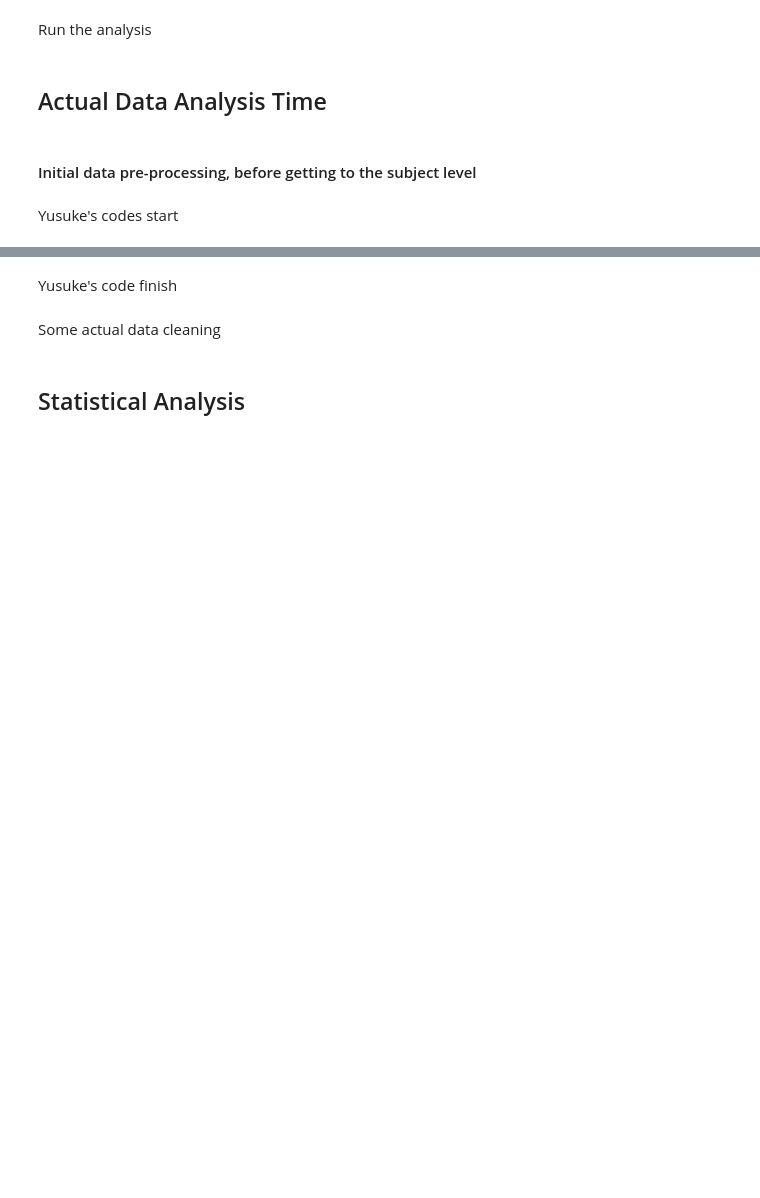
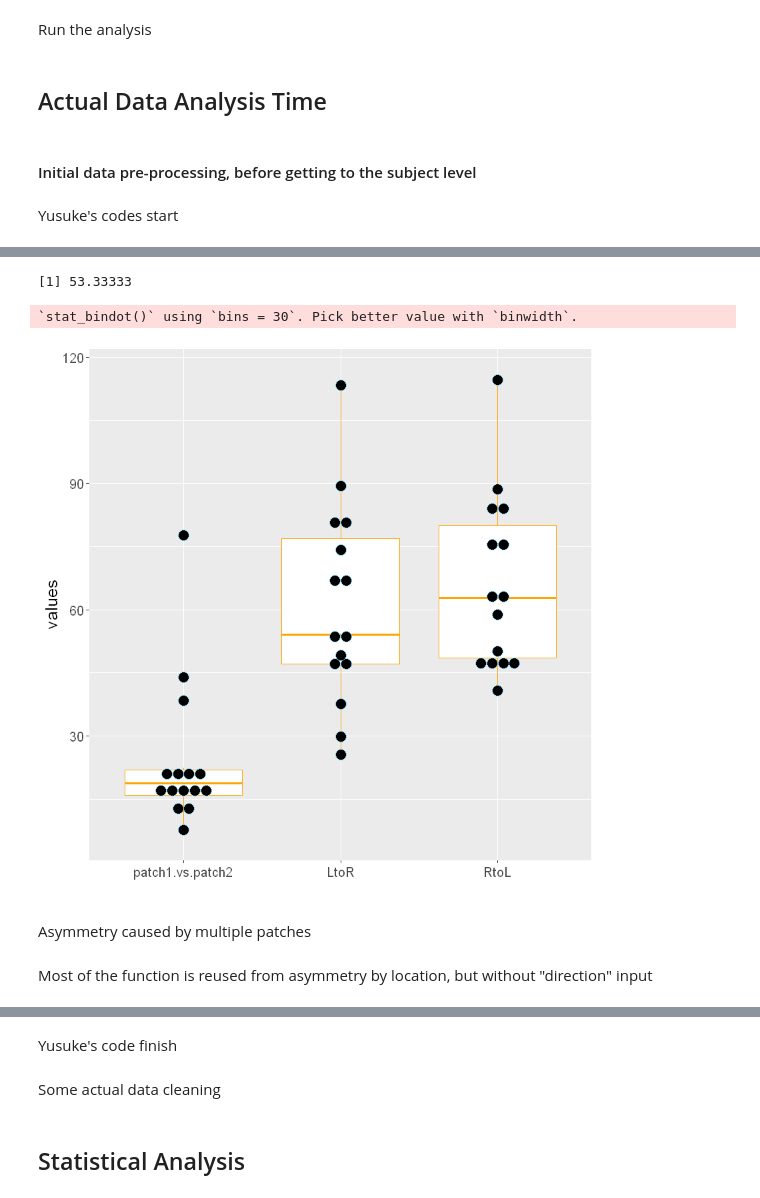
Before and after one commit to Yusuke710/Intern2020WinterProject4, a Jupyter notebook: Fovea vs. Periphery Color Similarity Pilot Analysis - All Data Analysis-Copy1.ipynb, the cells around one changed output, grey strips where cells are left out. Saved outputs shown, nothing was run; the diff lists cells and outputs as text; code cells hidden in the pictures; blank space fills up the shorter version.

```diff
--- a/Fovea vs. Periphery Color Similarity Pilot Analysis - All Data Analysis-Copy1.ipynb
+++ b/Fovea vs. Periphery Color Similarity Pilot Analysis - All Data Analysis-Copy1.ipynb
@@ -1,8 +1,8 @@
 # %% [markdown]
 ### Filename we're going to play with
 # %%
-#filename = "data/mturkfvppilot_scaling3_time250_2stim.csv"
-filename = "data/alldata.csv"
+filename = "data/mturkfvppilot_scaling3_time250_2stim.csv"
+#filename = "data/alldata.csv"
 # %%
 stimuli_number = 9
 response_type_list = c('during','after_1','after_2')
@@ -967,7 +999,9 @@ quantify_asymmetry_position <- function(datadf, direction){
 }
 # %%
 #test
-#quantify_asymmetry_position(testdf, "top2bottom")
+quantify_asymmetry_position(testdf, "left2right")
+# %% [output]
+[1] 53.33333
 # %%
 df2mat_asymmetry_position_2.0 <- function(datadf, direction){
     # this version changes NA to 0 to reduce holes in the plot but still not very accurate
@@ -1044,24 +1078,35 @@ asymValues_list <- function(datadf, direction){
 asymValues_Boxplot <- function(datadf){ # add conditions
 
     # prepare the data
+    datadf_2patches <- subset(datadf, datadf$stimuli_count == 2 & is.na(datadf$cue_display_time))
+    Two <- asymValues_list2(datadf_2patches)
     LtoR <- asymValues_list(datadf, "left2right")
     RtoL <- asymValues_list(datadf, "right2left")
     TtoB <- asymValues_list(datadf, "top2bottom")
     BtoT <- asymValues_list(datadf, "bottom2top")
     # gererate normal distribution with same mean and sd
-    LtoR_norm <- rnorm(200,mean=mean(LtoR, na.rm=TRUE), sd=sd(LtoR, na.rm=TRUE))
-    RtoL_norm <- rnorm(200,mean=mean(RtoL, na.rm=TRUE), sd=sd(RtoL, na.rm=TRUE))
-    TtoB_norm <- rnorm(200,mean=mean(TtoB, na.rm=TRUE), sd=sd(TtoB, na.rm=TRUE))
-    BtoT_norm <- rnorm(200,mean=mean(BtoT, na.rm=TRUE), sd=sd(BtoT, na.rm=TRUE))
+    #LtoR_norm <- rnorm(100,mean=mean(LtoR, na.rm=TRUE), sd=sd(LtoR, na.rm=TRUE))
+    #RtoL_norm <- rnorm(100,mean=mean(RtoL, na.rm=TRUE), sd=sd(RtoL, na.rm=TRUE))
+    #TtoB_norm <- rnorm(100,mean=mean(TtoB, na.rm=TRUE), sd=sd(TtoB, na.rm=TRUE))
+    #BtoT_norm <- rnorm(100,mean=mean(BtoT, na.rm=TRUE), sd=sd(BtoT, na.rm=TRUE))
 
-    # Boxplot of asymmetry values
-    #plot <- boxplot(LtoR, LtoR_norm, RtoL, RtoL_norm, TtoB, TtoB_norm, BtoT, BtoT_norm,
-     #              main="Comparisons of asymmetry values caused by location of the patches",
-      #             xlab="Left to Right", ylab="asymmetry value", col="orange", border="brown")
 
-    plot <- boxplot(LtoR, RtoL, TtoB, BtoT,
-                    main="Comparisons of asymmetry values caused by location of the patches",
-                    xlab="Left to Right, Right to Left, Top to Bottom, Bottom to top",
-                    ylab="asymmetry value", col="orange", border="brown")
+    # make a list
+    x <- list("patch1 vs patch2"=Two,"LtoR"=LtoR, "RtoL"=RtoL) # connects all data together
+    x <- data.frame(x) # converts the list to data frame
+
+    # box plot and dots
+    plot <- ggplot(stack(x),aes(x=ind,y=values)) +
+                geom_boxplot(color="orange") +
+                geom_dotplot(binaxis='y',stackdir='center',dotsize=0.75, color="skyblue") +
+                theme(text = element_text(size=15)) + xlab("")
+                ggtitle(title)
     return(plot)
 }
+# %%
+# output
+testdf <- subset(datadf, stimuli_count == 2 & is.na(datadf$cue_display_time))
+asymValues_Boxplot(testdf)
+# %% [output]
+`stat_bindot()` using `bins = 30`. Pick better value with `binwidth`.
+[figure, added]
@@ -1067,0 +1123,4 @@ asymValues_Boxplot <- function(datadf){ # add conditions
+# %% [markdown]
+Asymmetry caused by multiple patches
+# %% [markdown]
+Most of the function is reused from asymmetry by location, but without "direction" input
```
Also changed, not shown: parts of 18 cells of this notebook.
